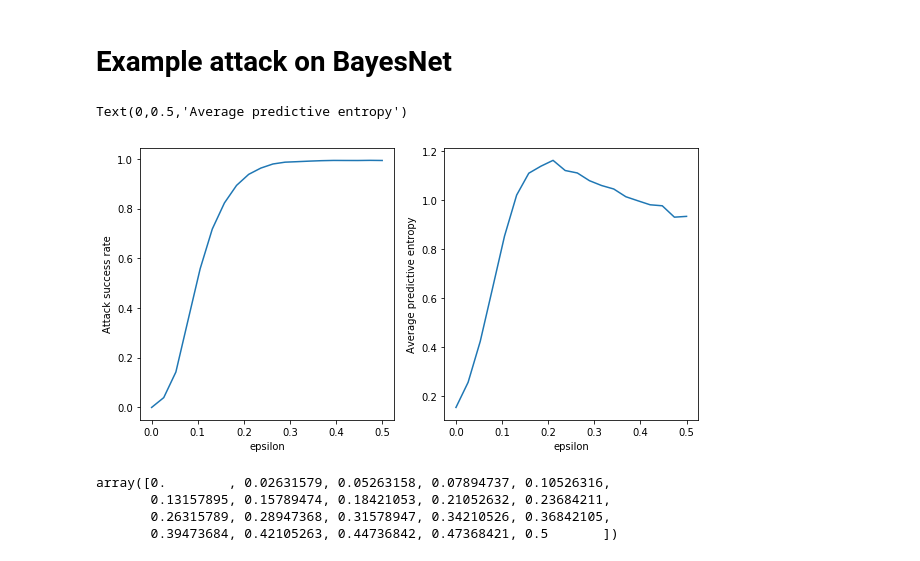
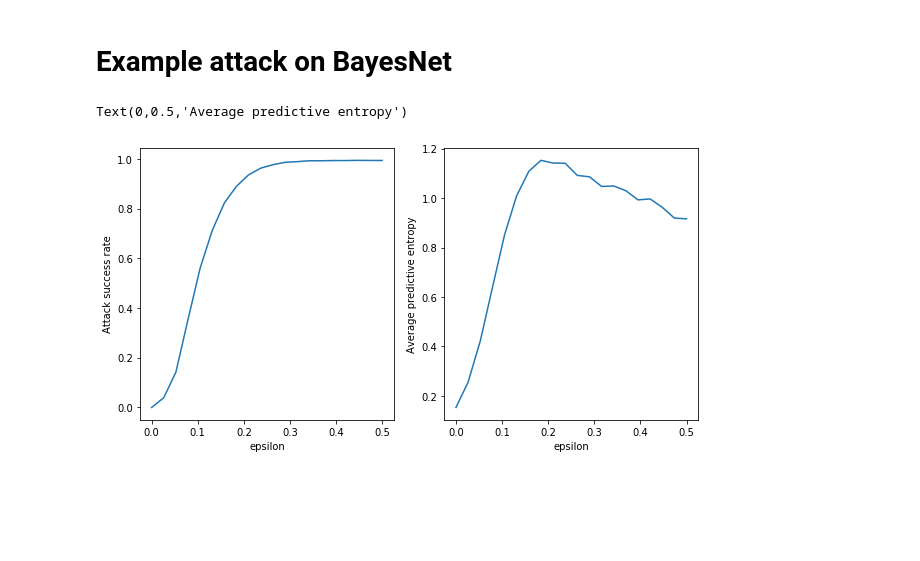
Before and after one commit to nikhil-dce/Examining-Robustness-of-BNNs-to-Adversarial-Examples, a Jupyter notebook: Adversarial_Methods/Deep_Fool_Code/FGSM.ipynb, the cells around one changed output. Saved outputs shown, nothing was run; the diff lists cells and outputs as text; code cells hidden in the pictures; blank space fills up the shorter version.

Commit message:
compare bayes vs nonbayes attack

```diff
--- a/Adversarial_Methods/Deep_Fool_Code/FGSM.ipynb
+++ b/Adversarial_Methods/Deep_Fool_Code/FGSM.ipynb
@@ -76,23 +105,21 @@ def attack_fgsm(model,loss,eps,device,loader,is_bayes=False):
     attack_preds = torch.argmax(attack_preds_soft,axis=1)
 
     success_rate = torch.mean((original_preds!=attack_preds).type(torch.DoubleTensor)).cpu().detach().numpy()
-    if(is_bayes):
-        entropy = np.mean(Categorical(probs = F.softmax(attack_preds_soft,dim=0)).entropy().cpu().detach().numpy())
-    else:
-        entropy = np.mean(Categorical(probs = attack_preds_soft).entropy().cpu().detach().numpy())
-    return success_rate,entropy,original_preds_soft,attack_preds_soft
+    entropy = np.mean(Categorical(probs = F.softmax(attack_preds_soft,dim=0)).entropy().cpu().detach().numpy())
+    return success_rate,entropy
 # %% [markdown]
 # Example attack on a non-Bayes CNN (MNIST)
 # %%
-model = Net()
-model.load_state_dict(torch.load('mnist_cnn.pt'))
+model = LeNet(num_classes=10,inputs=1)
+ckpt_path = '../../BNN_Implementations/PyTorch-BayesianCNN-master/checkpoints/MNIST/frequentist/model_lenet.pt'
+model.load_state_dict(torch.load(ckpt_path))
 model.eval()
 device = torch.device('cuda:0')
 model.to(device)
 loss = nn.CrossEntropyLoss()
 loss = nn.CrossEntropyLoss()
 # %%
-epsilons = np.linspace(0,2,101)
+epsilons = np.linspace(0,0.5,20)
 success_rates = []
 entropies = []
 for eps in tqdm(epsilons):
@@ -125,29 +153,22 @@ loss = metrics.ELBO(len(test_loader.dataset)).to(device)
 # loss = F.nll_loss()
 # %%
 epsilons = np.linspace(0,0.5,20)
-success_rates = []
-entropies = []
+success_rates_bayes = []
+entropies_bayes = []
 for eps in tqdm(epsilons):
-    success_rate,entropy,orig_preds,attack_preds = attack_fgsm(model,loss,eps,device,test_loader,is_bayes=True)
-    success_rates.append(success_rate)
-    entropies.append(entropy)
+    success_rate,entropy = attack_fgsm(model,loss,eps,device,test_loader,is_bayes=True)
+    success_rates_bayes.append(success_rate)
+    entropies_bayes.append(entropy)
 # %%
 plt.figure(figsize=(10,5))
 plt.subplot(1,2,1)
-plt.plot(epsilons,success_rates)
+plt.plot(epsilons,success_rates_bayes)
 plt.xlabel('epsilon')
 plt.ylabel('Attack success rate')
 plt.subplot(1,2,2)
-plt.plot(epsilons,entropies)
+plt.plot(epsilons,entropies_bayes)
 plt.xlabel('epsilon')
 plt.ylabel('Average predictive entropy')
 # %% [output]
 Text(0,0.5,'Average predictive entropy')
-[figure, old version]
+[figure, new version]
-# %%
-epsilons
-# %% [output]
-array([0.        , 0.02631579, 0.05263158, 0.07894737, 0.10526316,
-       0.13157895, 0.15789474, 0.18421053, 0.21052632, 0.23684211,
-       0.26315789, 0.28947368, 0.31578947, 0.34210526, 0.36842105,
-       0.39473684, 0.42105263, 0.44736842, 0.47368421, 0.5       ])
```
Also changed, not shown: parts of 6 cells of this notebook.
